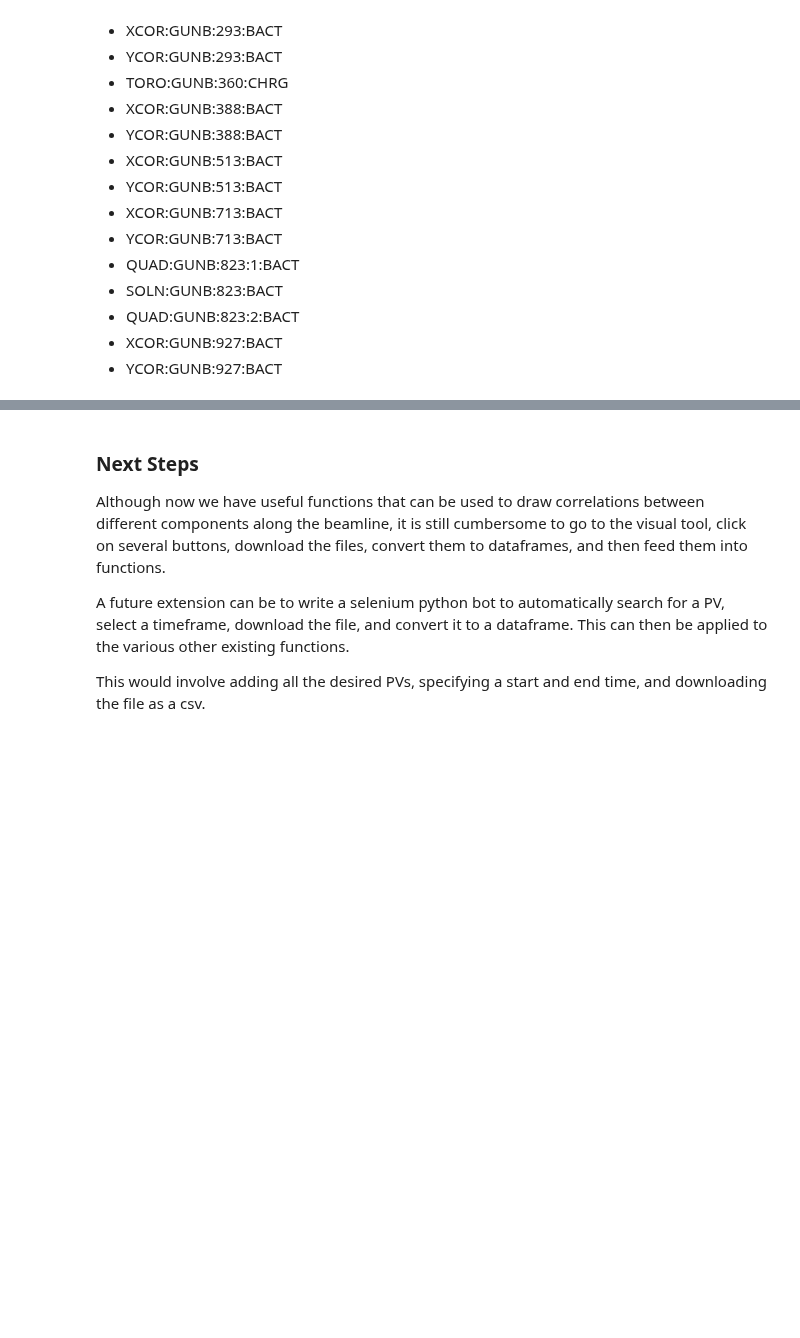
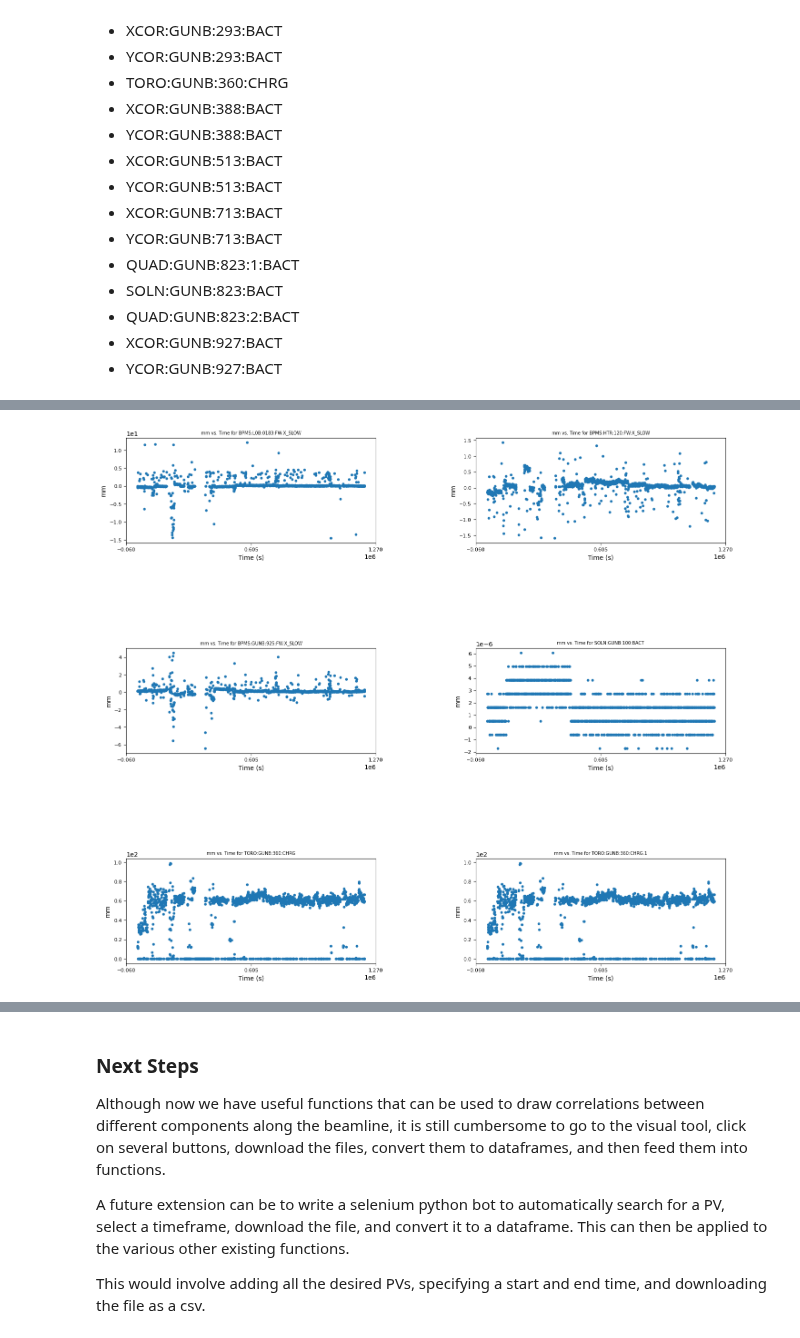
Before and after one commit to jpgtordilla/hombom24, a Jupyter notebook: archive-analysis/archviewer-plots/test-vis/test-vis.ipynb, the cells around one changed output, grey strips where cells are left out. Drawn from its saved outputs; the diff is of its cells as text; code cells hidden in the pictures; blank space fills up the shorter version.

Commit message:
working on developing a functioning megaplot correlation function

```diff
--- a/archive-analysis/archviewer-plots/test-vis/test-vis.ipynb
+++ b/archive-analysis/archviewer-plots/test-vis/test-vis.ipynb
@@ -474,2 +456,8 @@ Then we will compare the BPMs and HOM PVs with the other components in their res
+# %%
+# Visualize all in megaplot
+df_correl = pd.read_csv("correl-test.csv")
+megaplot_all_cols(df_correl, "mm", start=0, end=10000)
+# %% [output]
+[figure, added]
 # %%
 # BPMS:L0B:0183:FW:X_SLOW
```
Also changed, not shown: parts of 13 cells of this notebook, 1 other file.
